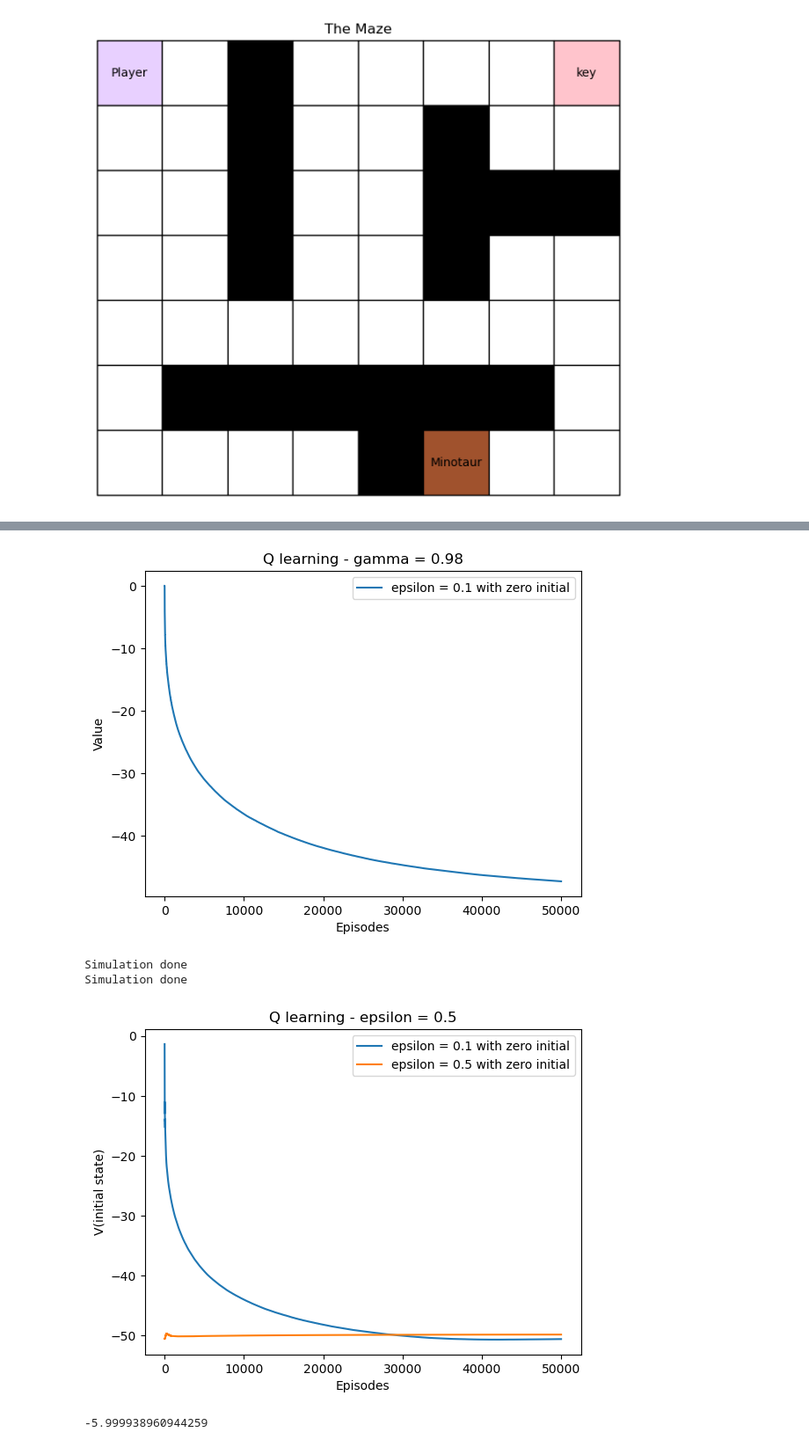
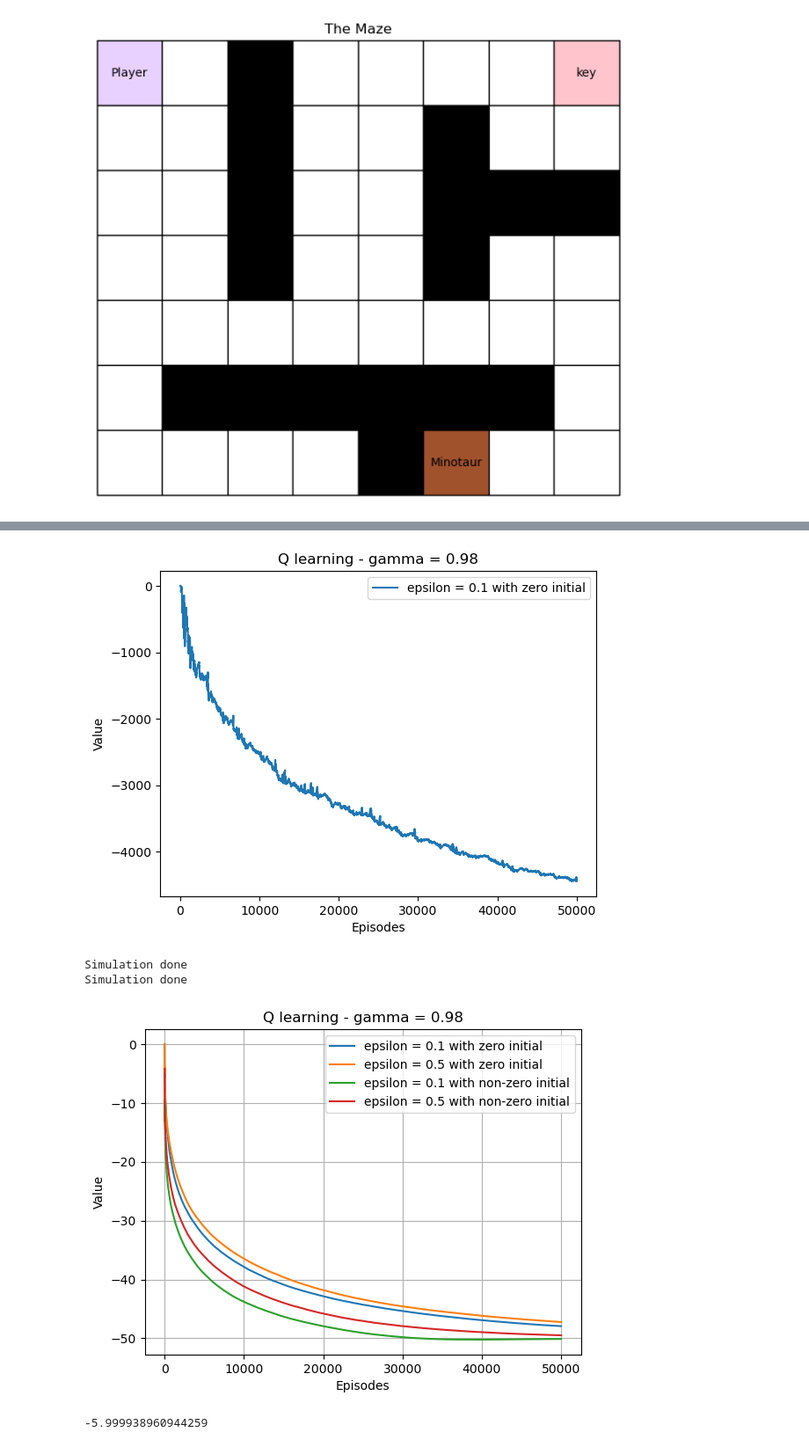
Before and after one commit to tawsiislam/RL_labs, a Jupyter notebook: lab1/lab1.ipynb, the cells around one changed output, grey strips where cells are left out. Shown at 88% size. Drawn from its saved outputs; the diff is of its cells as text; code cells hidden in the pictures.

```diff
--- a/lab1/lab1.ipynb
+++ b/lab1/lab1.ipynb
@@ -273,21 +291,37 @@ IndexError: list index out of range
+# %%
+env_2 = mz_b.Maze_bonus(maze_mat,None,False,False)
+n_states  = env_2.n_states
+n_actions = env_2.n_actions
+# Finite horizon
+no_episodes = 50000
+t_horizon = 200
+alpha = 2/3
+gamma = 49/50
+epsilon_list = [0.1,0.5]
+start  = ((0, 0),(6, 5),0)
+Q_init = np.zeros((n_states, n_actions))
+# Solve the MDP problem with dynamic programming
+Q, policy, value_list_2 = mz_b.Q_learning(env_2,Q_init,start,no_episodes,t_horizon,alpha,gamma,epsilon_list[1])
+value_mat[1] = value_list_2
+print("Simulation done")
 # %%
-plt.plot(value_mat[0])
-plt.plot(value_mat[1])
+plt.plot(value_list_1)
+# plt.plot(value_list_2)
 plt.ylabel('Value')
 plt.xlabel('Episodes')
 plt.title('Q learning - gamma = '+str(gamma))
-plt.legend(['epsilon = 0.1 with zero initial', 'epsilon = 0.5 with zero initial',
-            'epsilon = 0.1 with non-zero initial', 'epsilon = 0.5 with non-zero initial'])
+plt.legend(['epsilon = 0.1 with zero initial', 'epsilon = 0.5 with zero initial'])
 plt.show()
 # %% [output]
-[figure, old version]
+[figure, new version]
 # %%
-Q_init = -np.random.uniform(1, 20, (n_states, n_actions))
-for s in range(n_states):
-    if env.states[s][0] == env.states[s][1] or (env.maze[env.states[s][0]]==2 and env.states[s][2] == 1):
-        Q_init[s,:]=np.zeros(n_actions)
+value_mat = []
 for epsilon in epsilon_list:
-    value_list = []
+    env = mz_b.Maze_bonus(maze_mat,None,False,False)
+    Q_init = -np.random.uniform(1, 20, (env.n_states, env.n_actions))
+    for s in range(env.n_states):
+        if env.states[s][0] == env.states[s][1] or (env.maze[env.states[s][0]]==2 and env.states[s][2] == 1):
+            Q_init[s,:]=np.zeros(n_actions)
     Q, policy, value_list = mz_b.Q_learning(env,Q_init,start,no_episodes,t_horizon,alpha,gamma,epsilon)
     value_mat.append(value_list)
     print("Simulation done")
@@ -295,16 +329,19 @@ for epsilon in epsilon_list:
 Simulation done
 Simulation done
 # %%
-plt.plot(value_mat[2])
-plt.plot(value_mat[3])
-plt.ylabel('V(initial state)')
+plt.plot(value_list_1)
+plt.plot(value_list_2)
+plt.plot(value_mat[0])
+plt.plot(value_mat[1])
+plt.ylabel('Value')
 plt.xlabel('Episodes')
-plt.title('Q learning - epsilon = '+str(epsilon))
-plt.legend(['epsilon = 0.1 with zero initial', 'epsilon = 0.5 with zero initial',
-            'epsilon = 0.1 with non-zero initial', 'epsilon = 0.5 with non-zero initial'])
+plt.title('Q learning - gamma = '+str(gamma))
+plt.legend(['epsilon = '+str(epsilon_list[0])+' with zero initial', 'epsilon = '+str(epsilon_list[1])+' with zero initial',
+            'epsilon = '+str(epsilon_list[0])+' with non-zero initial', 'epsilon = '+str(epsilon_list[1])+' with non-zero initial'])
+plt.grid(visible=True)
 plt.show()
 # %% [output]
-[figure, old version]
+[figure, new version]
 # %%
 value_mat[1][-1]
 # %% [output]
```
Also changed, not shown: parts of 4 cells of this notebook, 4 other files.
